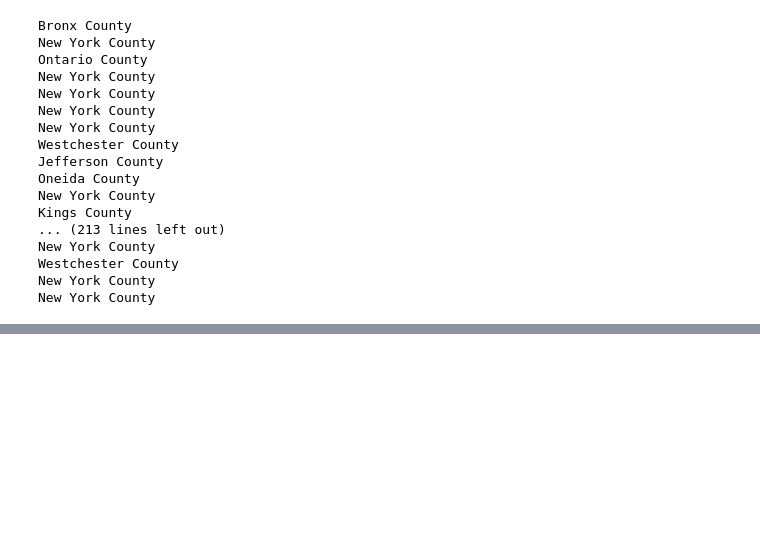
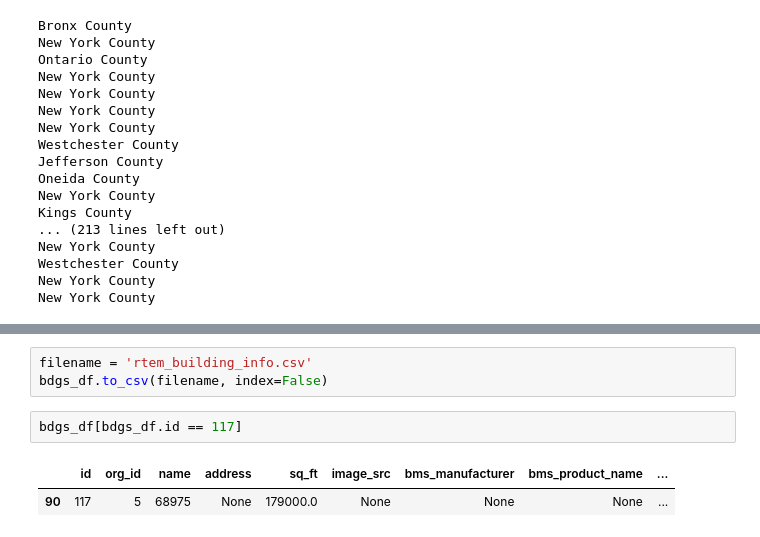
Before and after one commit to PengkunLiu/RTEM_CMU, a Jupyter notebook: RTEM Jupyter Notebook/building-data.ipynb, the cells around one changed output, grey strips where cells are left out. Drawn from its saved outputs; the diff is of its cells as text; blank space fills up the shorter version.

```diff
--- a/RTEM Jupyter Notebook/building-data.ipynb
+++ b/RTEM Jupyter Notebook/building-data.ipynb
@@ -185,0 +186,8 @@ Name: btu_sqft, Length: 229, dtype: float64
+# %%
+filename = 'rtem_building_info.csv'
+bdgs_df.to_csv(filename, index=False)
+# %%
+bdgs_df[bdgs_df.id == 117]
+# %% [output]
+|  | id | org_id | name | address | sq_ft | image_src | bms_manufacturer | bms_product_name | ... |
+| 90 | 117 | 5 | 68975 | None | 179000.0 | None | None | None | ... |
```
Also changed, not shown: parts of 6 cells of this notebook, 3 other files.
